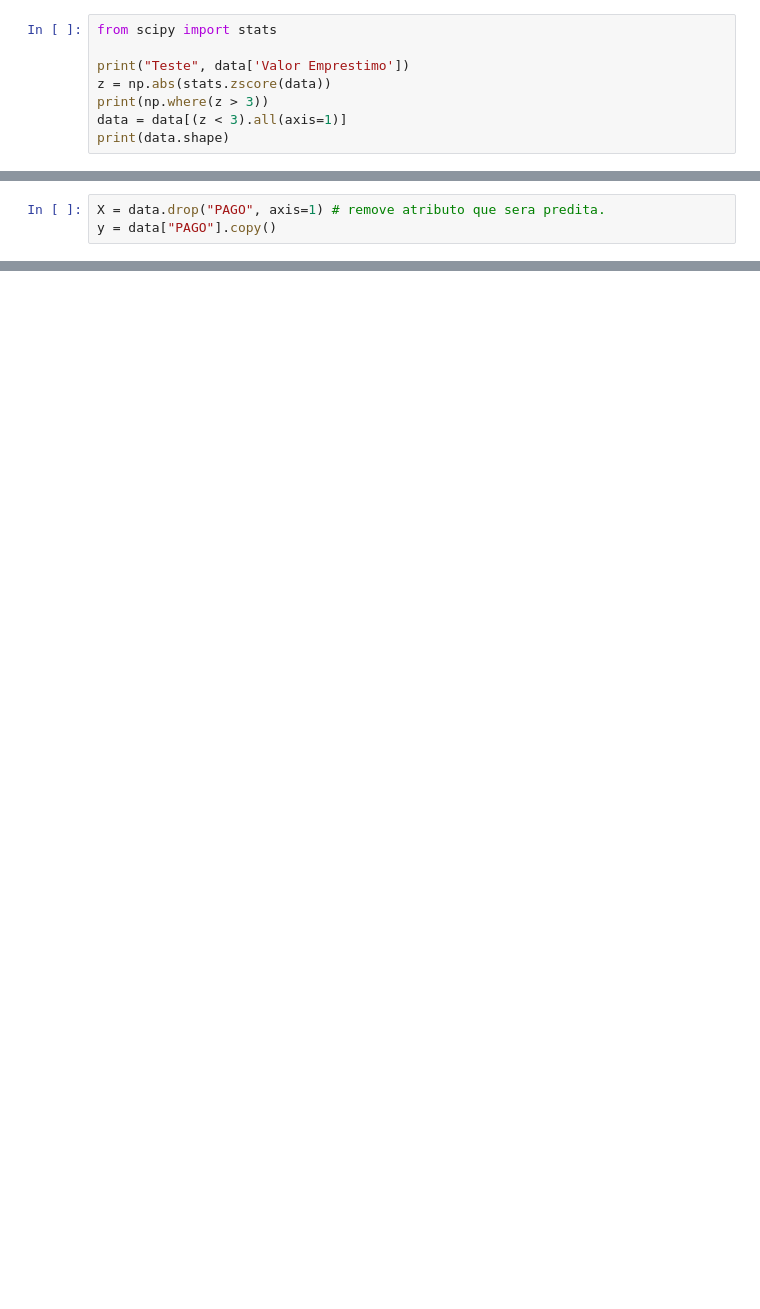
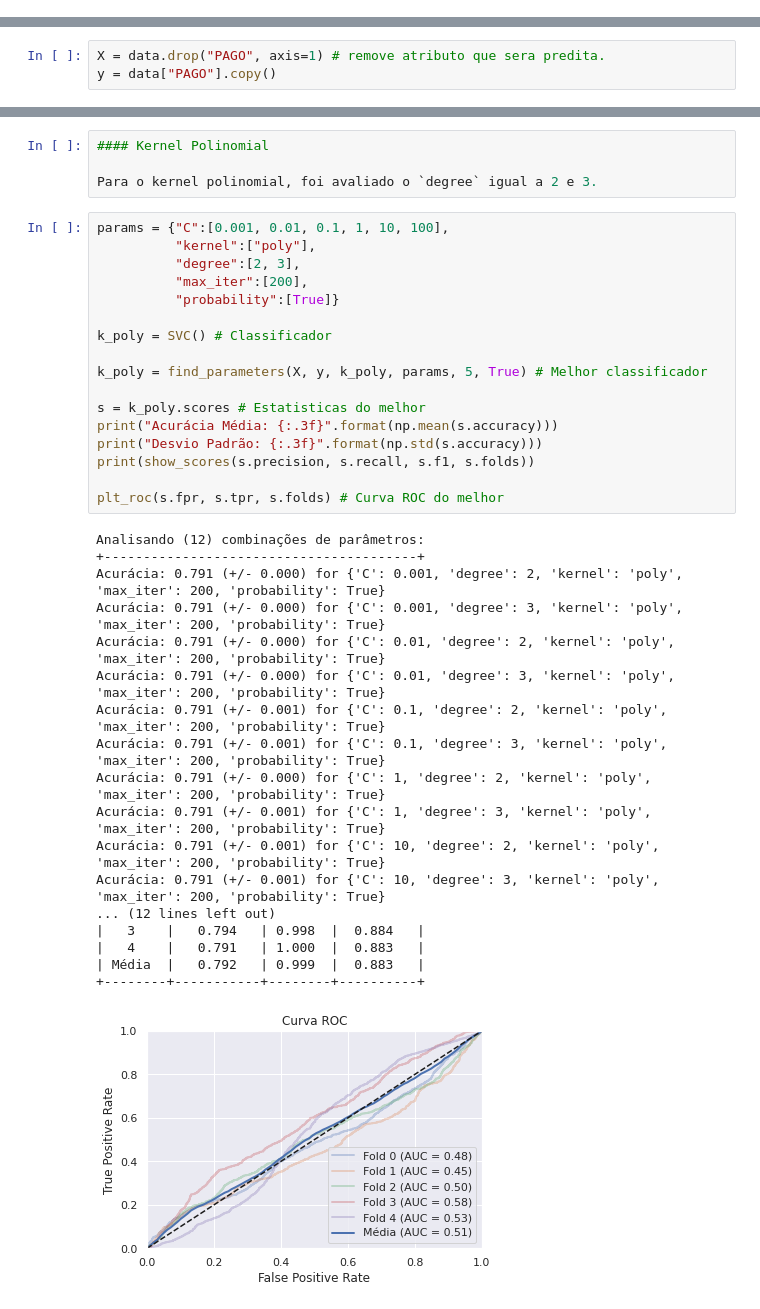
Before and after one commit to douglasllmoura/ufmg-ml, a Jupyter notebook: projeto_final.ipynb, the cells around one changed output, grey strips where cells are left out. Saved outputs shown, nothing was run; the diff lists cells and outputs as text; blank space fills up the shorter version.

```diff
--- a/projeto_final.ipynb
+++ b/projeto_final.ipynb
@@ -259,11 +292,3 @@ data.describe()
 | 75% | 4635.610641 | 1.000000 | 35.000000 | 1.000000 | 0.000000 | 2.104931 | ... |
 | max | 516960.779100 | 1.000000 | 113.000000 | 1.000000 | 1.000000 | 18.000000 | ... |
 8 rows × 28 columns
-# %%
-from scipy import stats
-
-print("Teste", data['Valor Emprestimo'])
-z = np.abs(stats.zscore(data))
-print(np.where(z > 3))
-data = data[(z < 3).all(axis=1)]
-print(data.shape)
@@ -285,0 +727,40 @@ plt.show()
+# %%
+#### Kernel Polinomial
+
+Para o kernel polinomial, foi avaliado o `degree` igual a 2 e 3.
+# %%
+params = {"C":[0.001, 0.01, 0.1, 1, 10, 100],
+          "kernel":["poly"],
+          "degree":[2, 3],
+          "max_iter":[200],
+          "probability":[True]}
+
+k_poly = SVC() # Classificador
+
+k_poly = find_parameters(X, y, k_poly, params, 5, True) # Melhor classificador
+
+s = k_poly.scores # Estatisticas do melhor
+print("Acurácia Média: {:.3f}".format(np.mean(s.accuracy)))
+print("Desvio Padrão: {:.3f}".format(np.std(s.accuracy)))
+print(show_scores(s.precision, s.recall, s.f1, s.folds))
+
+plt_roc(s.fpr, s.tpr, s.folds) # Curva ROC do melhor
+# %% [output]
+Analisando (12) combinações de parâmetros:
++----------------------------------------+
+Acurácia: 0.791 (+/- 0.000) for {'C': 0.001, 'degree': 2, 'kernel': 'poly', 'max_iter': 200, 'probability': True}
+Acurácia: 0.791 (+/- 0.000) for {'C': 0.001, 'degree': 3, 'kernel': 'poly', 'max_iter': 200, 'probability': True}
+Acurácia: 0.791 (+/- 0.000) for {'C': 0.01, 'degree': 2, 'kernel': 'poly', 'max_iter': 200, 'probability': True}
+Acurácia: 0.791 (+/- 0.000) for {'C': 0.01, 'degree': 3, 'kernel': 'poly', 'max_iter': 200, 'probability': True}
+Acurácia: 0.791 (+/- 0.001) for {'C': 0.1, 'degree': 2, 'kernel': 'poly', 'max_iter': 200, 'probability': True}
+Acurácia: 0.791 (+/- 0.001) for {'C': 0.1, 'degree': 3, 'kernel': 'poly', 'max_iter': 200, 'probability': True}
+Acurácia: 0.791 (+/- 0.000) for {'C': 1, 'degree': 2, 'kernel': 'poly', 'max_iter': 200, 'probability': True}
+Acurácia: 0.791 (+/- 0.001) for {'C': 1, 'degree': 3, 'kernel': 'poly', 'max_iter': 200, 'probability': True}
+Acurácia: 0.791 (+/- 0.001) for {'C': 10, 'degree': 2, 'kernel': 'poly', 'max_iter': 200, 'probability': True}
+Acurácia: 0.791 (+/- 0.001) for {'C': 10, 'degree': 3, 'kernel': 'poly', 'max_iter': 200, 'probability': True}
+... (12 lines left out)
+|   3    |   0.794   | 0.998  |  0.884   |
+|   4    |   0.791   | 1.000  |  0.883   |
+| Média  |   0.792   | 0.999  |  0.883   |
++--------+-----------+--------+----------+
+[figure, added]
```
Also changed, not shown: parts of 50 cells of this notebook.
